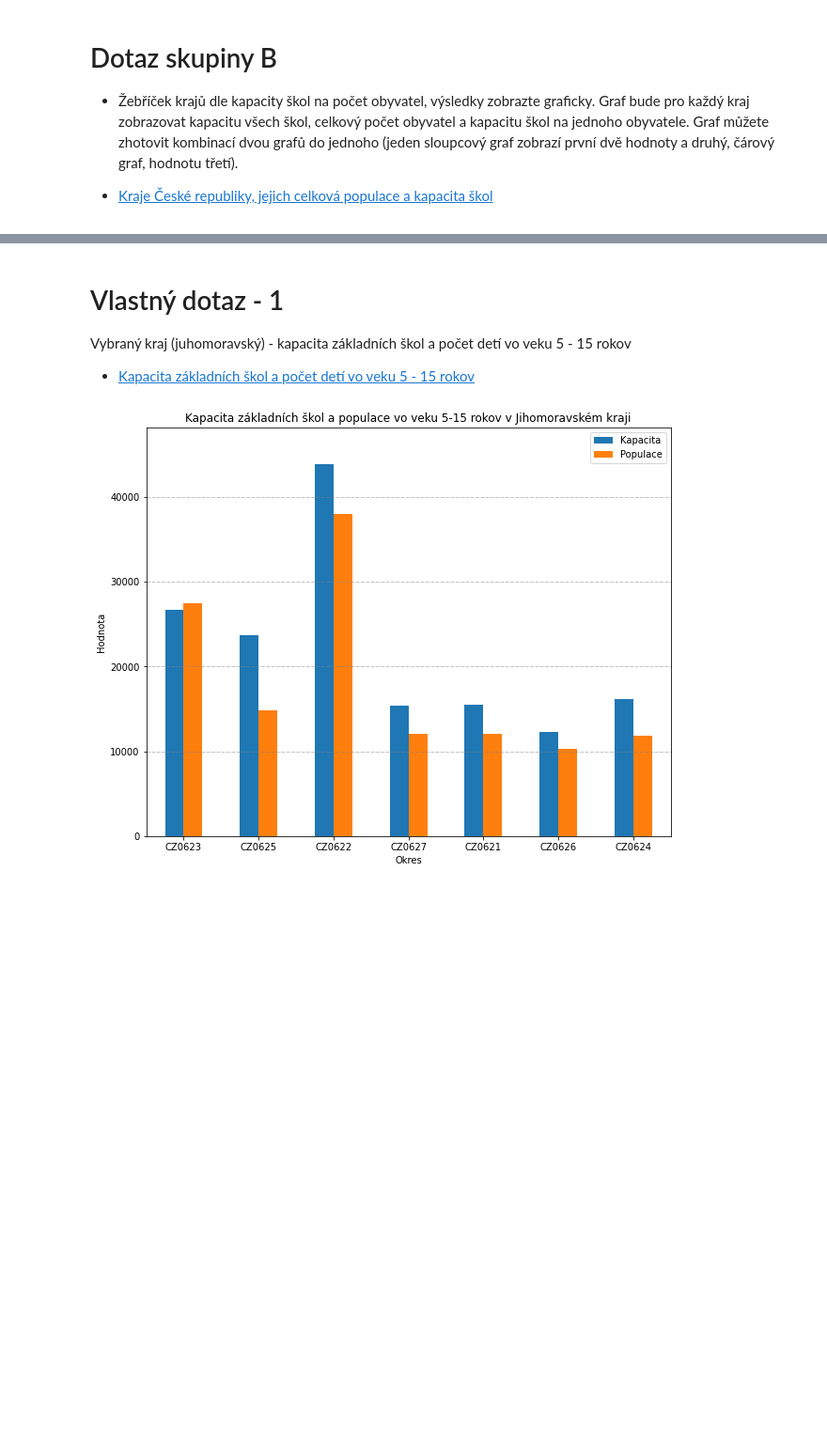
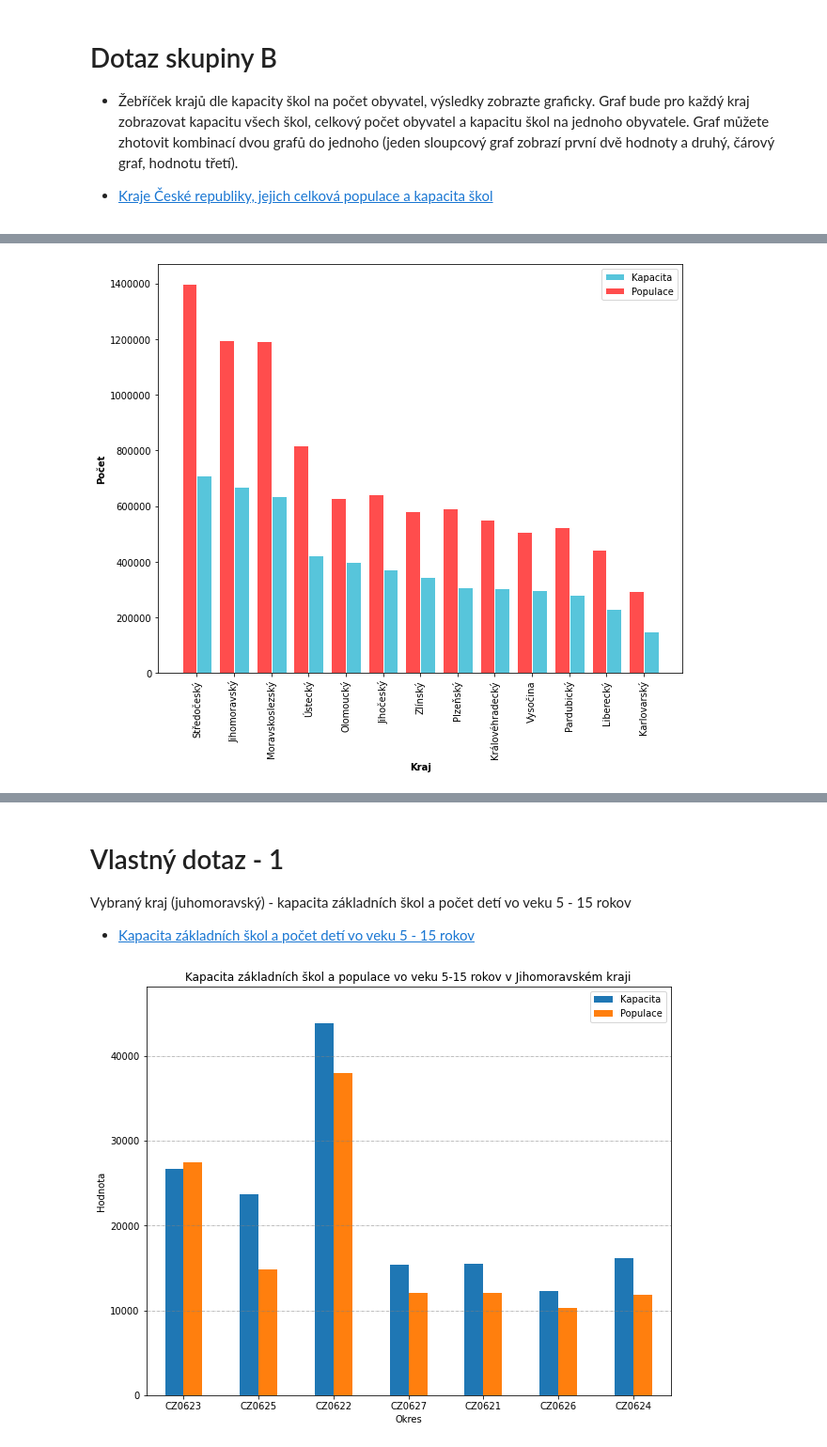
Before and after one commit to xligoc03/UPA, a Jupyter notebook: notebooks/process_csv_files.ipynb, the cells around one changed output, grey strips where cells are left out. Shown: that part at 94% size. Drawn from its saved outputs; the diff is of its cells as text; code cells hidden in the pictures; blank space fills up the shorter version.

```diff
--- a/notebooks/process_csv_files.ipynb
+++ b/notebooks/process_csv_files.ipynb
@@ -146,0 +74,86 @@ No handles with labels found to put in legend.
+# %%
+# load stored data from csv file to python pandas dataframe
+df = pd.read_csv ('./output/csv/population_capacity_regions.csv')
+
+region_names_dict = dict()
+region_names_dict['stredocesky'] ='Středočeský'
+region_names_dict['jihomoravsky'] = 'Jihomoravský'
+region_names_dict['moravskoslezsky'] = 'Moravskoslezský'
+region_names_dict['ustecky'] = 'Ústecký'
+region_names_dict['olomoucky'] = 'Olomoucký'
+region_names_dict['jihocesky'] = 'Jihočeský'
+region_names_dict['zlinsky'] = 'Zlínský'
+region_names_dict['plzensky'] = 'Plzeňský'
+region_names_dict['karlovarsky'] = 'Karlovarský'
+region_names_dict['kralovehradecky'] = 'Královéhradecký'
+region_names_dict['vysocina'] = 'Vysočina'
+region_names_dict['liberecky'] = 'Liberecký'
+region_names_dict['pardubicky'] = 'Pardubický'
+
+
+# get data to plot
+sorted_regions_labels = []
+for ordered_kraj in df["Kraj"]:
+    sorted_regions_labels.append(region_names_dict[ordered_kraj])
+population = list(df["Populace"])
+capacity = list(df["Kapacita"])
+
+# set width of bars
+width = 0.4
+# Set position of bar on X axis
+r = np.arange(len(sorted_regions_labels))
+capacity_bars = [x + width/2 for x in r]
+population_bars = [x - width/2 for x in r]
+
+# Make the plot init
+fig = plt.figure(figsize=(20, 20), dpi=80)
+fig, ax = plt.subplots()
+fig.set_size_inches(10, 8)
+ax.ticklabel_format(style='plain')
+
+# add data to bars
+plt.bar(capacity_bars, capacity, color='#57c5db', width=width, edgecolor='white', label='Kapacita')
+plt.bar(population_bars, population, color='#ff4d4d', width=width, edgecolor='white', label='Populace')
+
+# plot text
+plt.xlabel('Kraj', fontweight='bold')
+plt.xticks([r for r in range(len(sorted_regions_labels))], sorted_regions_labels, rotation = 90)
+plt.ylabel('Počet', fontweight='bold')
+plt.legend(prop={'size': 10})
+
+# plot and save
+plt.savefig("output/svg/bar_region_school_cap.svg", format="svg", bbox_inches='tight')
+
+
+################### SECOND (third) GRAF ###################
+df = df.sort_values(["Populace"], ascending=False).reset_index(drop=True)
+sorted_regions_labels = []
+for ordered_kraj in df["Kraj"]:
+    sorted_regions_labels.append(region_names_dict[ordered_kraj])
+
+# get data
+population = list(df["Populace"])
+capacity = list(df["Kapacita"])
+data = [capacity[i]/pop for i, pop in enumerate(population)]
+data_y, data_x = zip(*sorted(zip(data, df['Kraj'])))
+
+# fig init
+fig = plt.figure(figsize=(20, 20), dpi=80)
+fig, ax = plt.subplots()
+fig.set_size_inches(10, 8)
+
+# fig text
+plt.title('Žebříček krajů dle kapacity škol na jedneho obyvatele', fontsize=16, pad=20)
+plt.legend(prop={'size': 10})
+plt.xlabel("Kapacita na 1 obyvatele")
+plt.ylabel("Kraj")
+plt.xticks(rotation = 90)
+plt.yticks(np.arange(0,1,0.005))
+plt.grid()
+
+# add data to line chart
+plt.plot(data_x,data_y)
+
+# plot and save
+plt.savefig("output/svg/bar_hor_region_population.svg", format="svg", bbox_inches='tight')
+# %% [output]
@@ -146,0 +162 @@ No handles with labels found to put in legend.
+[figure, added]
```
Also changed, not shown: parts of 6 cells of this notebook, 1 other file.
